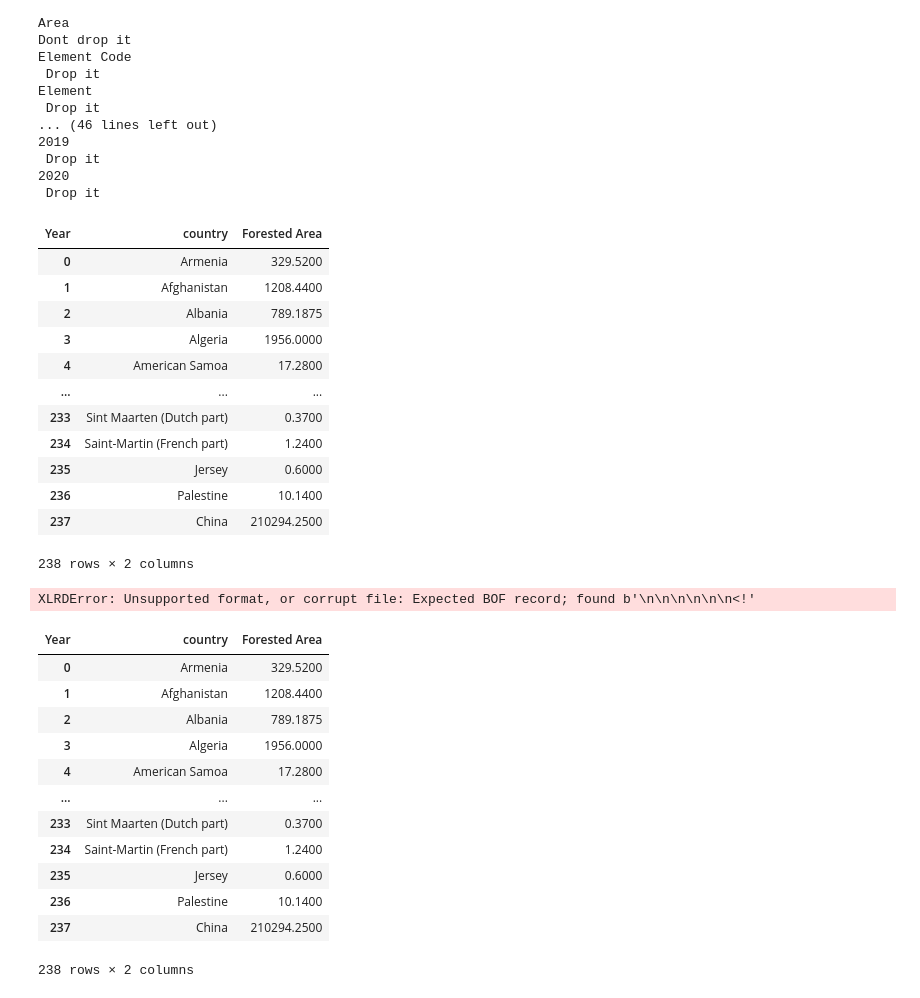
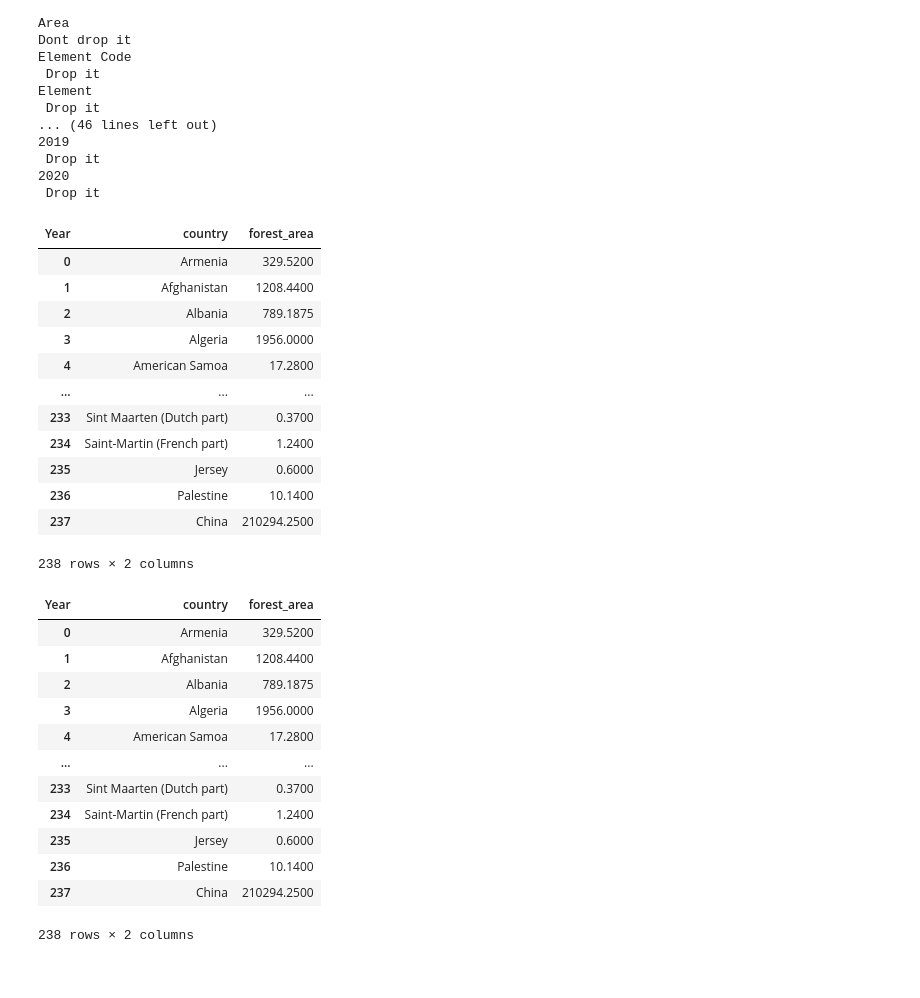
Before and after one commit to PUBPOL542G3/Marina, a Jupyter notebook: data_cleaning_marina.ipynb, the cells around one changed output. Drawn from its saved outputs; the diff is of its cells as text; code cells hidden in the pictures.

```diff
--- a/data_cleaning_marina.ipynb
+++ b/data_cleaning_marina.ipynb
@@ -135,11 +139,11 @@ Element
 2020
  Drop it
 # %%
-marinawide2.rename(columns={2015:'Forested Area'},inplace=True)
+marinawide2.rename(columns={2015:'forest_area'},inplace=True)
 marinawide2.rename(columns={'Area':'country'},inplace=True)
 marinawide2
 # %% [output]
-| Year | country | Forested Area |
+| Year | country | forest_area |
 | 0 | Armenia | 329.5200 |
 | 1 | Afghanistan | 1208.4400 |
 | 2 | Albania | 789.1875 |
@@ -164,9 +159,3 @@ locationfor= 'https://github.com/PUBPOL542G3/pythondeliverable-/blob/main/marina
-# %%
-#pd.read_excel(locationfor)
-#pd.read_excel('https://github.com/PUBPOL542G3/pythondeliverable-/blob/main/marina.xlsx')
-pd.read_excel('https://github.com/kaminsma/Computational-Think-PUBPOL-542/blob/main/marina.xlsx')
-# %% [output]
-XLRDError: Unsupported format, or corrupt file: Expected BOF record; found b'\n\n\n\n\n\n<!'
 # %%
 marinawide3 = marinawide2.replace({
      "Bolivia (Plurinational State of)":"Bolivia",
@@ -194,7 +183,7 @@ marinawide3 = marinawide2.replace({
 })
 display(marinawide3)
 # %% [output]
-| Year | country | Forested Area |
+| Year | country | forest_area |
 | 0 | Armenia | 329.5200 |
 | 1 | Afghanistan | 1208.4400 |
 | 2 | Albania | 789.1875 |
```
Also changed, not shown: parts of 9 cells of this notebook.
